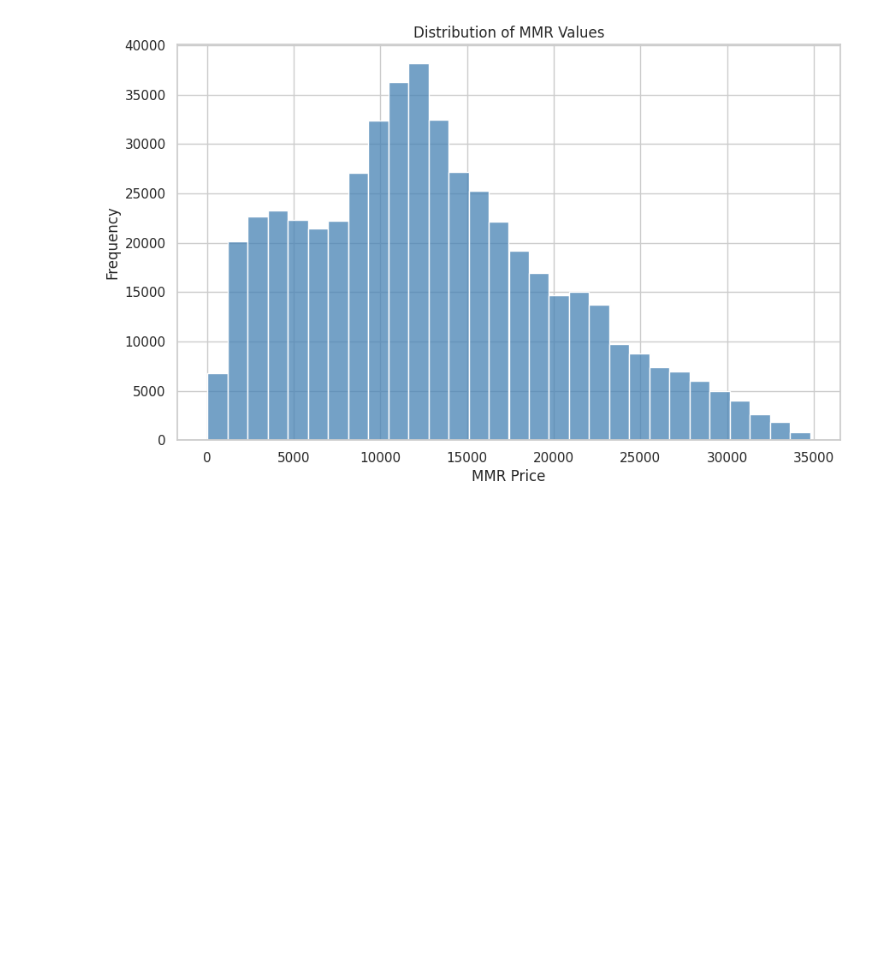
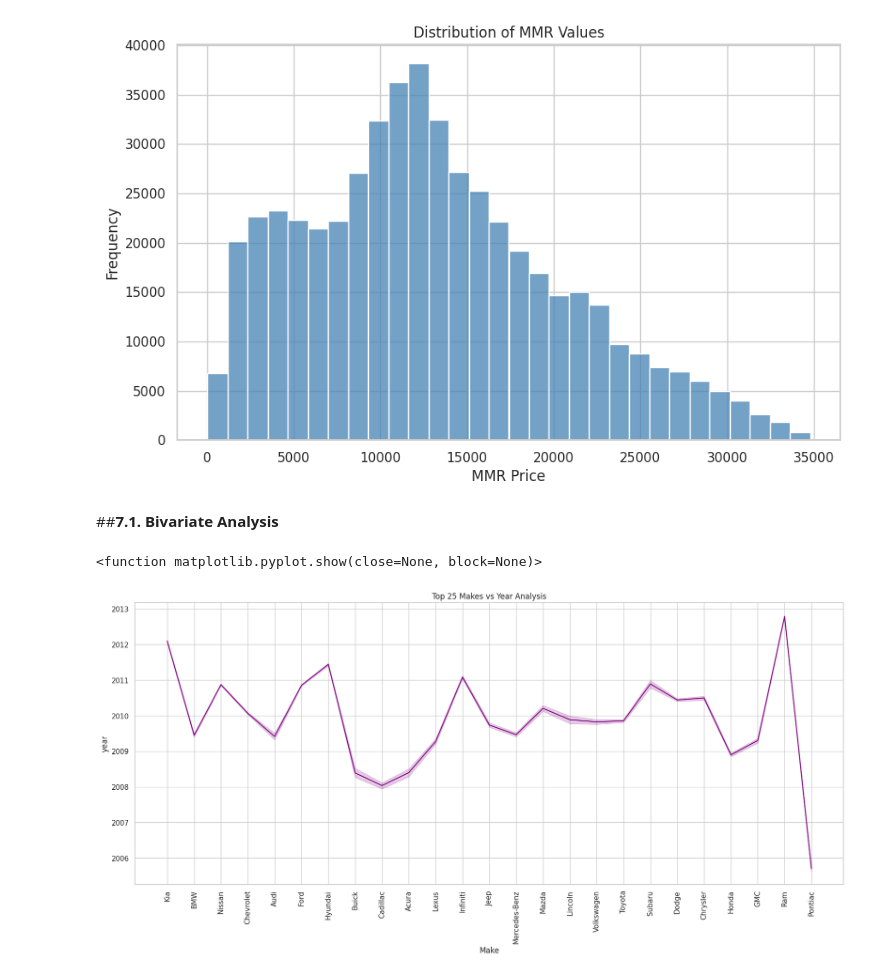
Before and after one commit to Sagarjain93/car_prices, a Jupyter notebook: car_prices.ipynb, the cells around one changed output. Saved outputs shown, nothing was run; the diff lists cells and outputs as text; code cells hidden in the pictures; blank space fills up the shorter version.

```diff
--- a/car_prices.ipynb
+++ b/car_prices.ipynb
@@ -563,3 +563,28 @@ plt.ylabel('Frequency')
 plt.show()
 # %% [output]
 [figure]
+# %% [markdown]
+##**7.1. Bivariate Analysis**
+# %%
+# plotiing make vs year in lineplot
+
+#  Get top 25 car makes
+top_25_makes = df['make'].value_counts().nlargest(25).index
+
+#  Filter the DataFrame for top 25
+df_top_25 = df[df['make'].isin(top_25_makes)]
+
+
+plt.figure(figsize=(20, 8))
+make_order = df_top_25['make'].value_counts().index
+
+sns.lineplot(x='make',y='year',data=df_top_25,color="purple")
+
+plt.xlabel("Make")
+plt.xticks(rotation=90)
+plt.ylabel("year")
+plt.title("Top 25 Makes vs Year Analysis")
+plt.show
+# %% [output]
+<function matplotlib.pyplot.show(close=None, block=None)>
+[figure, added]
```
Also changed, not shown: parts of 7 cells of this notebook.
